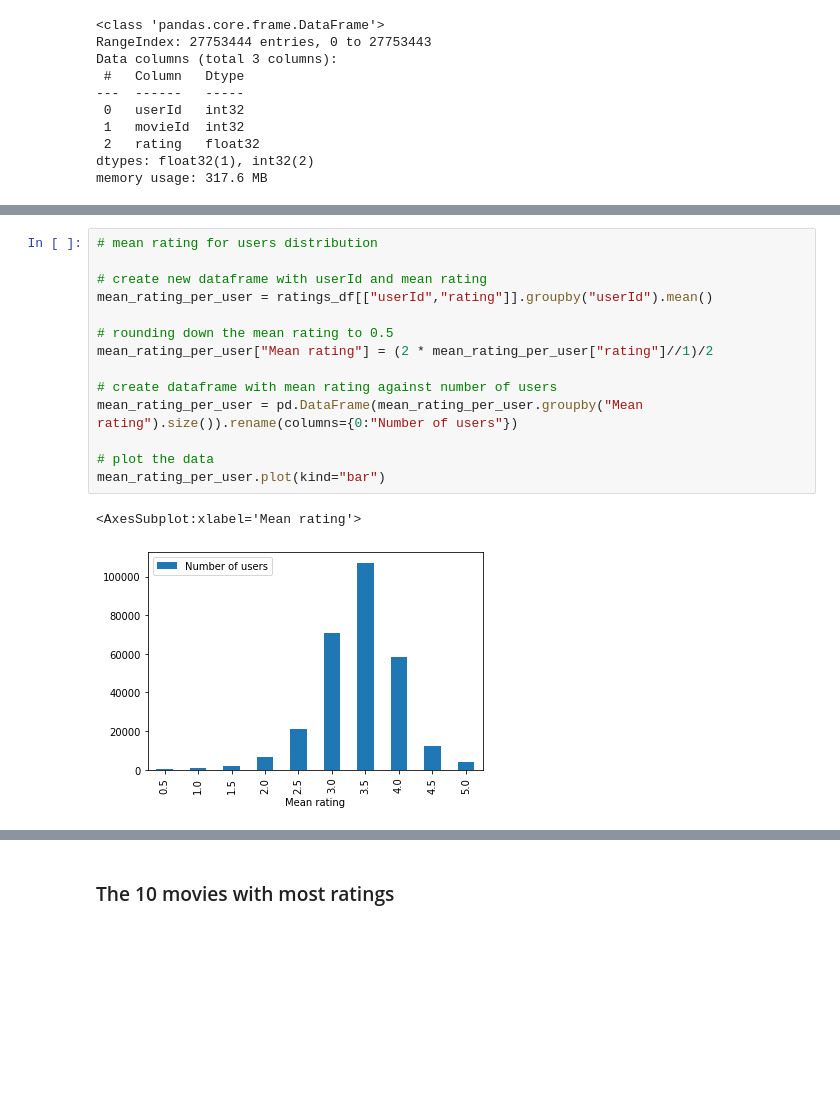
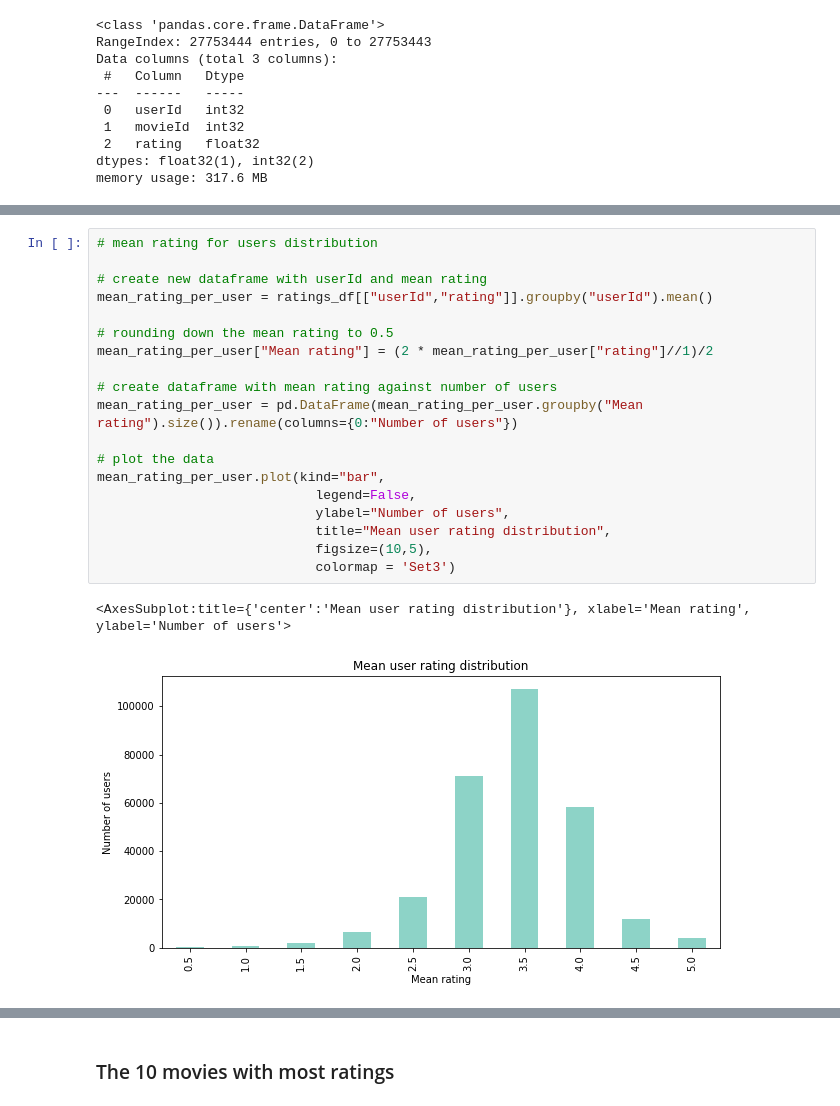
Before and after one commit to SamiFatmi/Machine-Learning-SAMI-FATMI, a Jupyter notebook: Labs/1-Recommender_system.ipynb, the cells around one changed output, grey strips where cells are left out. Cells and saved outputs as stored; diff of their text form; blank space fills up the shorter version.

```diff
--- a/Labs/1-Recommender_system.ipynb
+++ b/Labs/1-Recommender_system.ipynb
@@ -79,20 +90,25 @@ number_ratings_distribution.plot(kind="bar",
 # %%
 # mean rating for users distribution
 
 # create new dataframe with userId and mean rating
 mean_rating_per_user = ratings_df[["userId","rating"]].groupby("userId").mean()
 
 # rounding down the mean rating to 0.5
 mean_rating_per_user["Mean rating"] = (2 * mean_rating_per_user["rating"]//1)/2
 
 # create dataframe with mean rating against number of users
 mean_rating_per_user = pd.DataFrame(mean_rating_per_user.groupby("Mean rating").size()).rename(columns={0:"Number of users"})
 
 # plot the data
-mean_rating_per_user.plot(kind="bar")
+mean_rating_per_user.plot(kind="bar",
+                            legend=False,
+                            ylabel="Number of users",
+                            title="Mean user rating distribution",
+                            figsize=(10,5),
+                            colormap = 'Set3')
 # %% [output]
-<AxesSubplot:xlabel='Mean rating'>
+<AxesSubplot:title={'center':'Mean user rating distribution'}, xlabel='Mean rating', ylabel='Number of users'>
-[figure, old version]
+[figure, new version]
 # %%
 #max rating per user
 
```
Also changed, not shown: parts of 15 cells of this notebook.
